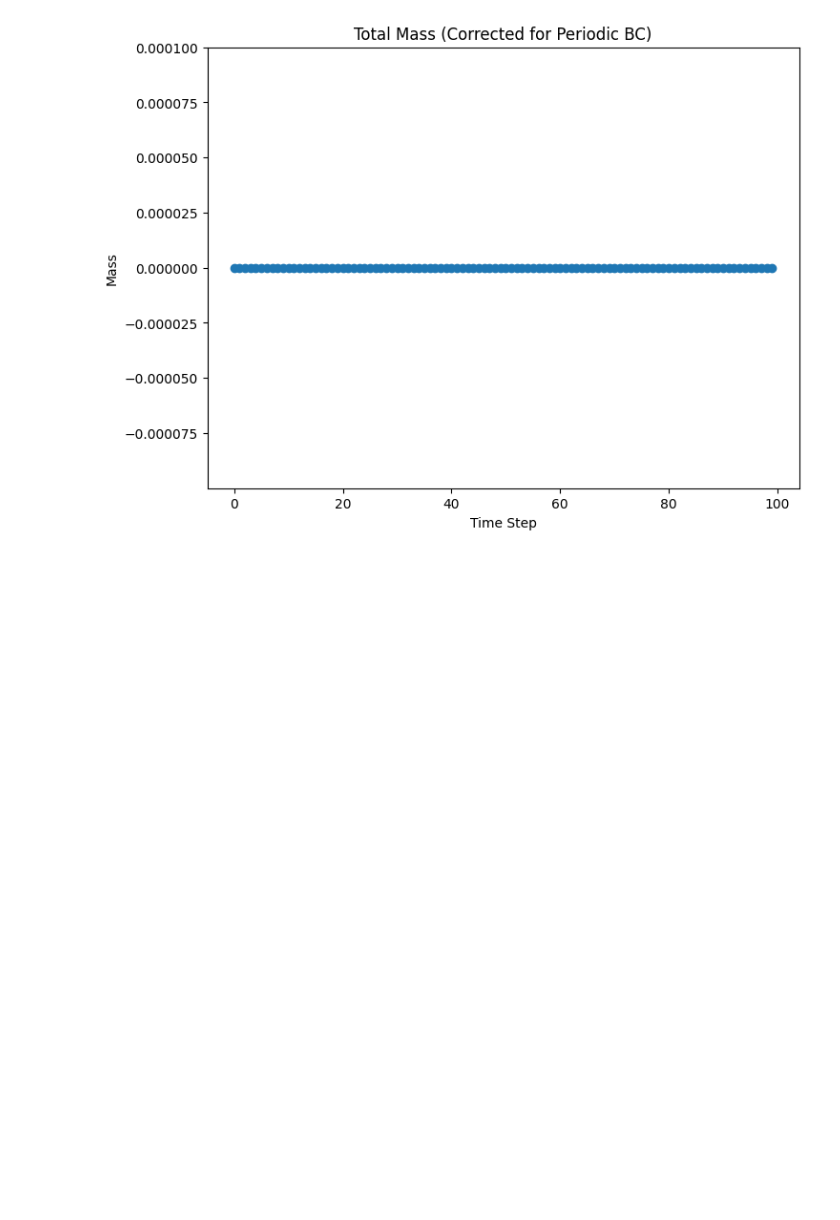
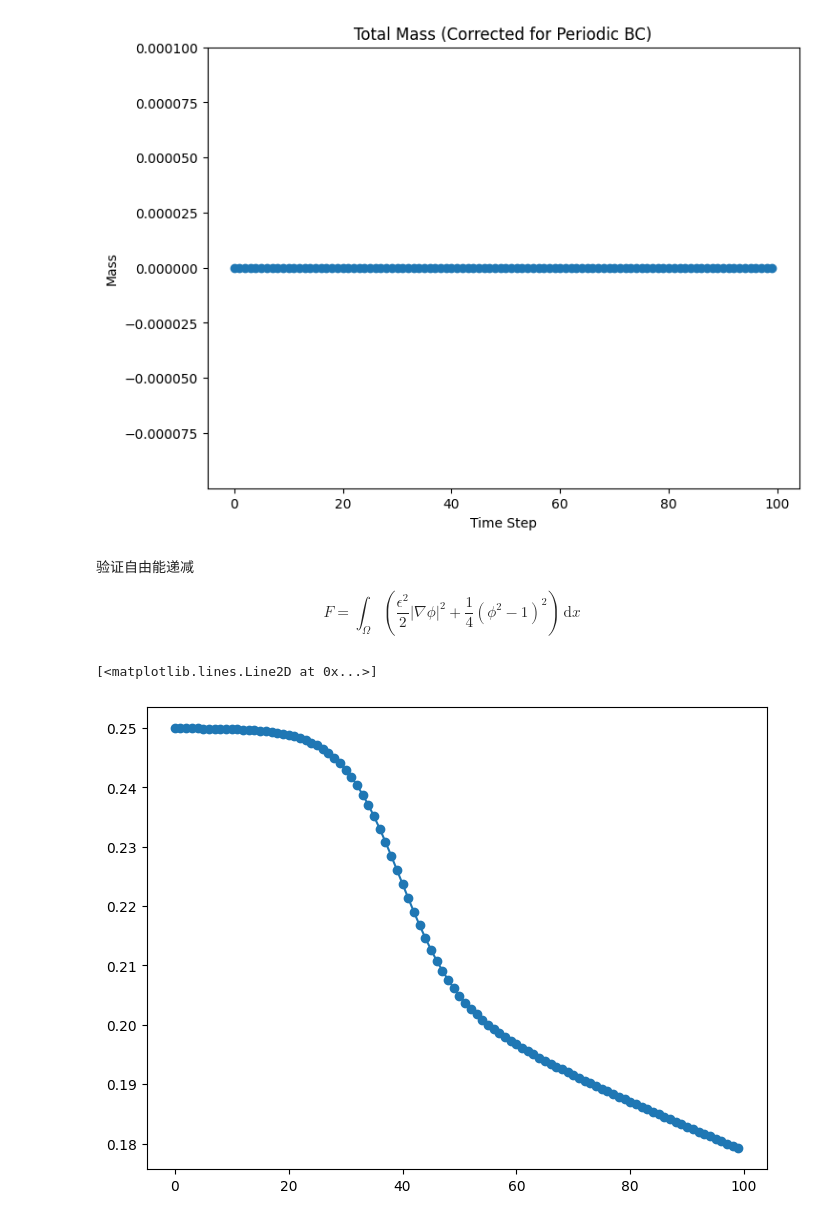
Before and after one commit to NanxiiChen/PF-PINO, a Jupyter notebook: spinodal_decomp/make_dataset.ipynb, the cells around one changed output. Saved outputs shown, nothing was run; the diff lists cells and outputs as text; code cells hidden in the pictures; blank space fills up the shorter version.

```diff
--- a/spinodal_decomp/make_dataset.ipynb
+++ b/spinodal_decomp/make_dataset.ipynb
@@ -308,3 +309,60 @@ Mass Min: -1.376677e-14
 Mass Max: 1.332268e-13
 Mass Fluctuation (Max-Min): 1.469935e-13
 [figure]
+# %% [markdown]
+验证自由能递减
+
+$$
+F = \int_\Omega \left(
+    \frac{\epsilon^2}{2}\lvert\nabla \phi\rvert^2 + \frac{1}{4}(\phi^2-1)^2
+\right)\,\mathrm{d}x
+$$
+# %%
+Xs = Xs.astype(jnp.float64)
+Ys = Ys.astype(jnp.float64)
+times = times.astype(jnp.float64)
+
+x0 = Xs[5]
+c0 = x0[0, :, :]
+
+pred = Ys[5]
+c = pred[0, :, :]
+
+# 重新获取原始 dt
+dt = times[1] - times[0]
+
+# 计算自由能递减
+# F = \int_\Omega \left(
+#     \frac{\epsilon^2}{2}\lvert\nabla \phi\rvert^2 + \frac{1}{4}(\phi^2-1)^2
+# \right)\,\mathrm{d}x
+
+
+
+nx = mesh.shape[2]
+ny = mesh.shape[1]
+lx = 1.0
+ly = 1.0
+kx = 2 * jnp.pi * jnp.fft.fftfreq(nx, d=lx/nx)
+ky = 2 * jnp.pi * jnp.fft.fftfreq(ny, d=ly/ny)
+KX, KY = jnp.meshgrid(kx, ky, indexing='xy') # indexing='xy' 对应 (ny, nx) 形状
+K2 = KX**2 + KY**2
+K4 = K2**2
+
+def compute_F(c):
+
+    grad_c_x_hat = 1j * KX * jnp.fft.fft2(c)
+    grad_c_y_hat = 1j * KY * jnp.fft.fft2(c)
+    grad_c_x = jnp.fft.ifft2(grad_c_x_hat).real
+    grad_c_y = jnp.fft.ifft2(grad_c_y_hat).real
+    grad_c_sq = grad_c_x**2 + grad_c_y**2
+    f_c = (configs.lambda_param / 2) * grad_c_sq + (1/4) * (c**2 - 1)**2
+    F_c = jnp.sum(f_c) * (dx * dy)
+    return F_c
+
+cs = Xs[0:100, 0, :, :]
+Fs = jax.vmap(compute_F)(cs)
+fig, ax = plt.subplots(figsize=(8, 6))
+ax.plot(Fs, marker='o')
+# %% [output]
+[<matplotlib.lines.Line2D at 0x...>]
+[figure, added]
```
Also changed, not shown: parts of 5 cells of this notebook, 3 other files.
